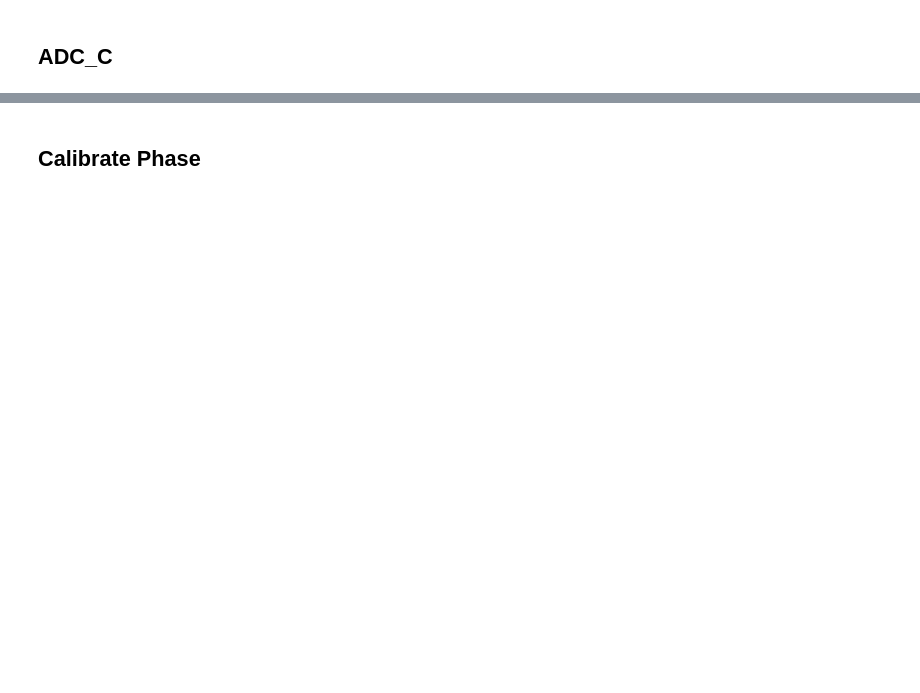
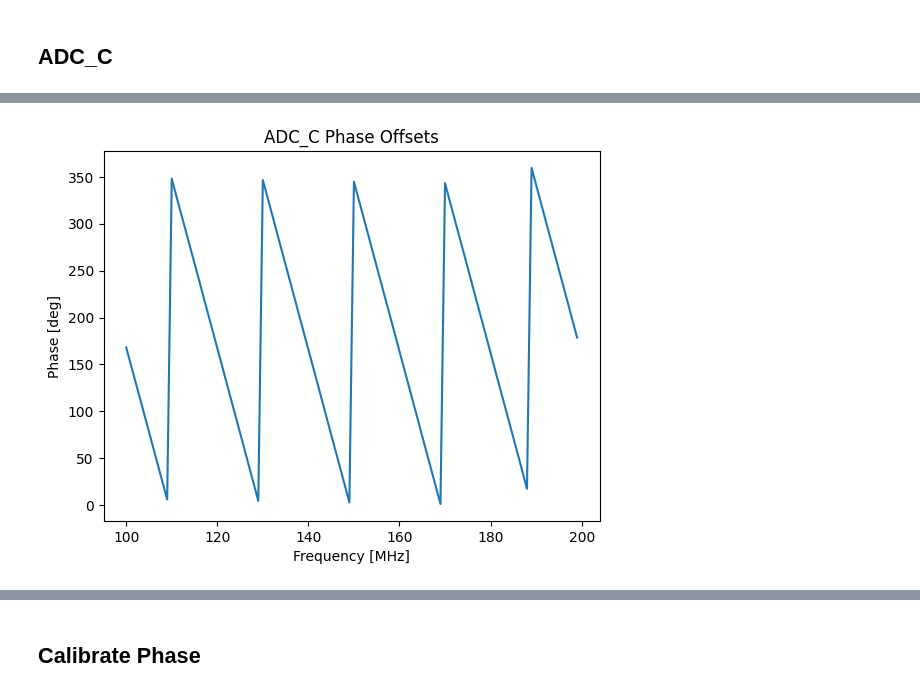
Before and after one commit to danieljamesgraham/qeg-rfsoc, a Jupyter notebook: calibrate_phase_v2.ipynb, the cells around one changed output, grey strips where cells are left out. Saved outputs shown, nothing was run; the diff lists cells and outputs as text; code cells hidden in the pictures; blank space fills up the shorter version.

```diff
--- a/calibrate_phase_v2.ipynb
+++ b/calibrate_phase_v2.ipynb
@@ -189,0 +191,12 @@ print(adc_c_offsets)
+# %%
+x, y = [], []
+for key, value in adc_c_offsets.items():
+    x.append(key)
+    y.append(value)
+
+plt.plot(adc_c_x,adc_c_y)
+plt.xlabel("Frequency [MHz]")
+plt.ylabel("Phase [deg]")
+plt.title("ADC_C Phase Offsets");
+# %% [output]
+[figure, added]
```
Also changed, not shown: parts of 15 cells of this notebook, 1 other file.
